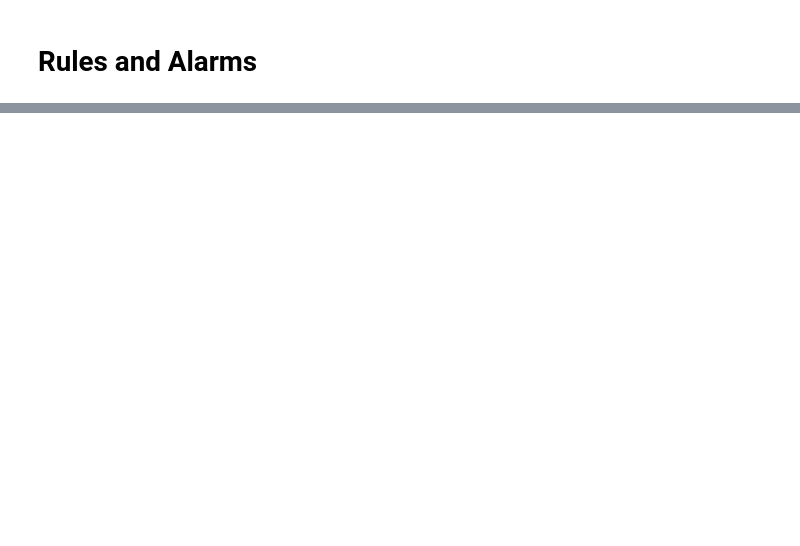
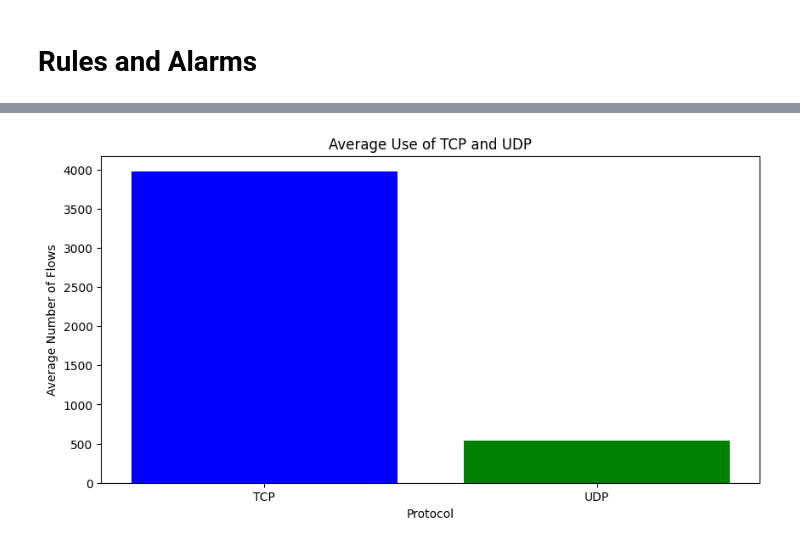
Before and after one commit to PedroRocha9/SRC, a Jupyter notebook: scripts/net-monitor.ipynb, the cells around one changed output, grey strips where cells are left out. Saved outputs shown, nothing was run; the diff lists cells and outputs as text; code cells hidden in the pictures; blank space fills up the shorter version.

```diff
--- a/scripts/net-monitor.ipynb
+++ b/scripts/net-monitor.ipynb
@@ -1230,0 +1477,68 @@ KeyError: 'down_bytes_mean'
+# %%
+# Calculate the average number of TCP flows per source IP
+avg_tcp = data[data['proto'] == 'tcp'].groupby(['src_ip']).size().mean()
+
+# Calculate the average number of UDP flows per source IP
+avg_udp = data[data['proto'] == 'udp'].groupby(['src_ip']).size().mean()
+
+# Data to plot
+protocols = ['TCP', 'UDP']
+averages = [avg_tcp, avg_udp]
+
+# Create a bar chart
+plt.figure(figsize=(10,5))
+plt.bar(protocols, averages, color=['blue', 'green'])
+plt.xlabel('Protocol')
+plt.ylabel('Average Number of Flows')
+plt.title('Average Use of TCP and UDP')
+
+# Save the figure
+plt.savefig('./../plots/average_use_of_tcp_and_udp.png')
+plt.show()
+
+
+
+
+# # Calculate the size for each group
+# sizes = data.groupby(['src_ip']).size()
+# sizes_out = data.loc[~(data['dst_ip']).str.startswith('192.168.101.')].groupby(['src_ip']).size()
+# sizes_in = data.loc[(data['dst_ip']).str.startswith('192.168.101.')].groupby(['src_ip']).size()
+
+# # Calculate the mean of the sizes
+# mean_flows = sizes.mean()
+# mean_flows_out = sizes_out.mean()
+# mean_flows_in = sizes_in.mean()
+
+# # Plot the means
+# means = pd.DataFrame({'mean_out': [mean_flows_out], 'mean_in': [mean_flows_in]})
+# means.plot.bar(figsize=(20,10), title="Mean number of flows", xlabel="Categories", ylabel="Mean number of flows")
+# plt.xticks(ticks=[0], labels=["Means"], rotation=0)
+# plt.savefig('./../plots/mean_number_of_flows.png')
+# plt.show()
+
+# # Plot the top 5 outside IPs with more flows
+# # Get the top 5 outside IPs with more flows
+# top_5_out = external_flows.groupby(['src_ip']).size().reset_index(name='counts').sort_values(by=['counts'], ascending=False).head(10)
+# # Plot the top 5 outside IPs with more flows
+# top_5_out.plot.bar(x='src_ip', y='counts', figsize=(20,10), title="Top 10 outside IPs with more flows", xlabel="IPs", ylabel="Number of flows")
+# plt.savefig('./../plots/top_10_outside_ips_with_more_flows.png')
+# plt.show()
+
+# # Plot the top 10 countries with more flows adding a note about the NaN values
+# # Get the top 10 countries with more flows
+# top_10_countries = data.groupby(['dst_cc']).size().reset_index(name='counts').sort_values(by=['counts'], ascending=False).head(10)
+# # Plot the top 10 countries with more flows
+# top_10_countries.plot.bar(x='dst_cc', y='counts', figsize=(20,10), title="Top 10 countries with more flows", xlabel="Countries", ylabel="Number of flows")
+# plt.savefig('./../plots/top_10_countries_with_more_flows.png')
+# plt.show()
+
+
+# # Plot the top 10 organizations with more flows
+# # Get the top 10 organizations with more flows
+# top_10_orgs = data.groupby(['dst_org']).size().reset_index(name='counts').sort_values(by=['counts'], ascending=False).head(10)
+# # Plot the top 10 organizations with more flows
+# top_10_orgs.plot.bar(x='dst_org', y='counts', figsize=(20,10), title="Top 10 organizations with more flows", xlabel="Organizations", ylabel="Number of flows")
+# plt.savefig('./../plots/top_10_organizations_with_more_flows.png')
+# plt.show()
+# %% [output]
+[figure, added]
```
Also changed, not shown: parts of 9 cells of this notebook, 2 other files.
